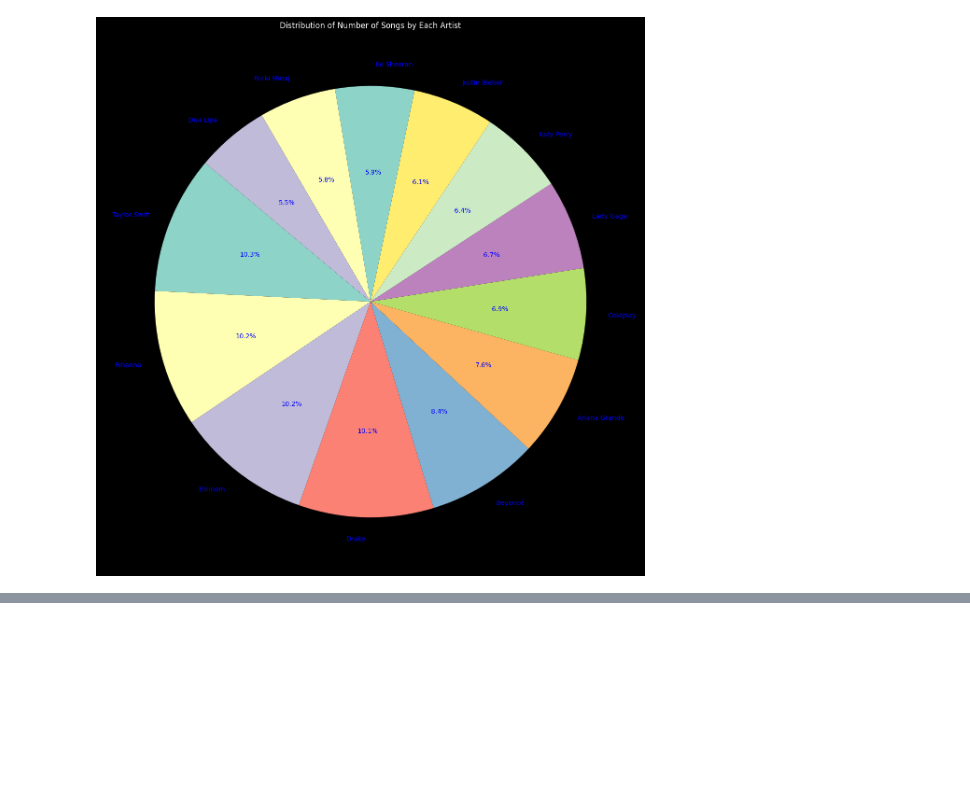
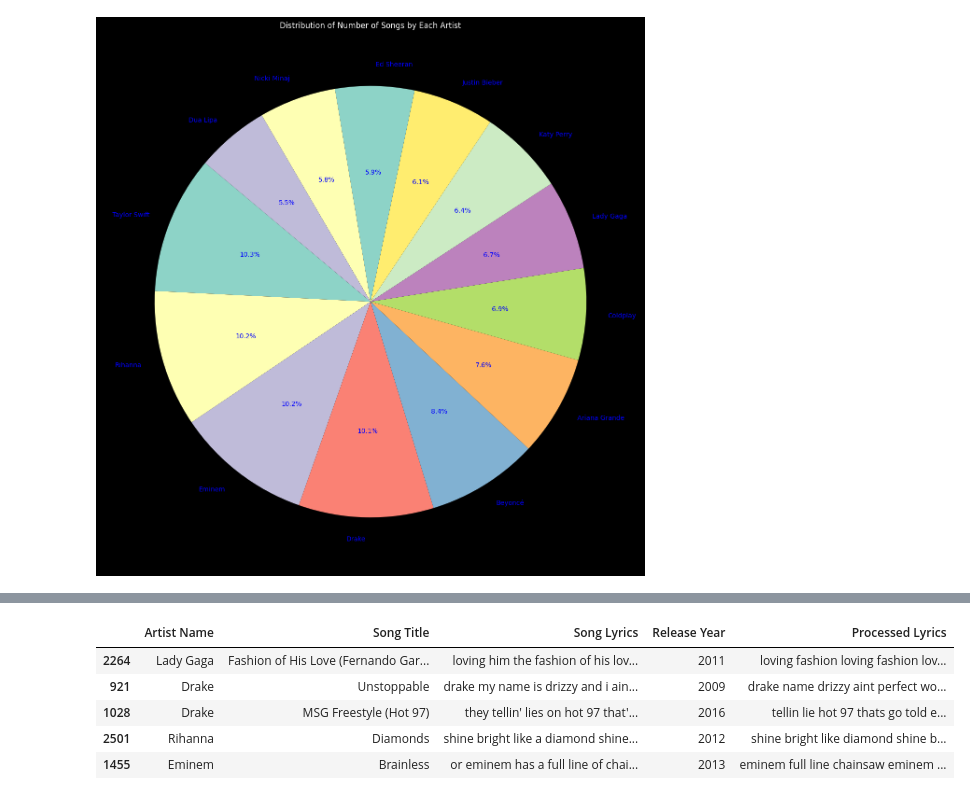
Before and after one commit to Momad-Y/Lyric-Logic, a Jupyter notebook: Lyric Logic NLP Project.ipynb, the cells around one changed output, grey strips where cells are left out. Drawn from its saved outputs; the diff is of its cells as text; code cells hidden in the pictures; blank space fills up the shorter version.

```diff
--- a/Lyric Logic NLP Project.ipynb
+++ b/Lyric Logic NLP Project.ipynb
@@ -380,0 +452,3 @@ plt.show()
+# %%
+# Remove any extra spaces from the lyrics
+df["Processed Lyrics"] = df["Processed Lyrics"].apply(lambda x: " ".join(x.split()))
@@ -380,0 +503,10 @@ plt.show()
+# %%
+# Show 5 random rows from the dataframe
+df.sample(5)
+# %% [output]
+|  | Artist Name | Song Title | Song Lyrics | Release Year | Processed Lyrics |
+| 2264 | Lady Gaga | Fashion of His Love (Fernando Gar... | loving him the fashion of his lov... | 2011 | loving fashion loving fashion lov... |
+| 921 | Drake | Unstoppable | drake my name is drizzy and i ain... | 2009 | drake name drizzy aint perfect wo... |
+| 1028 | Drake | MSG Freestyle (Hot 97) | they tellin' lies on hot 97 that'... | 2016 | tellin lie hot 97 thats go told e... |
+| 2501 | Rihanna | Diamonds | shine bright like a diamond shine... | 2012 | shine bright like diamond shine b... |
+| 1455 | Eminem | Brainless | or eminem has a full line of chai... | 2013 | eminem full line chainsaw eminem ... |
```
Also changed, not shown: parts of 73 cells of this notebook.
